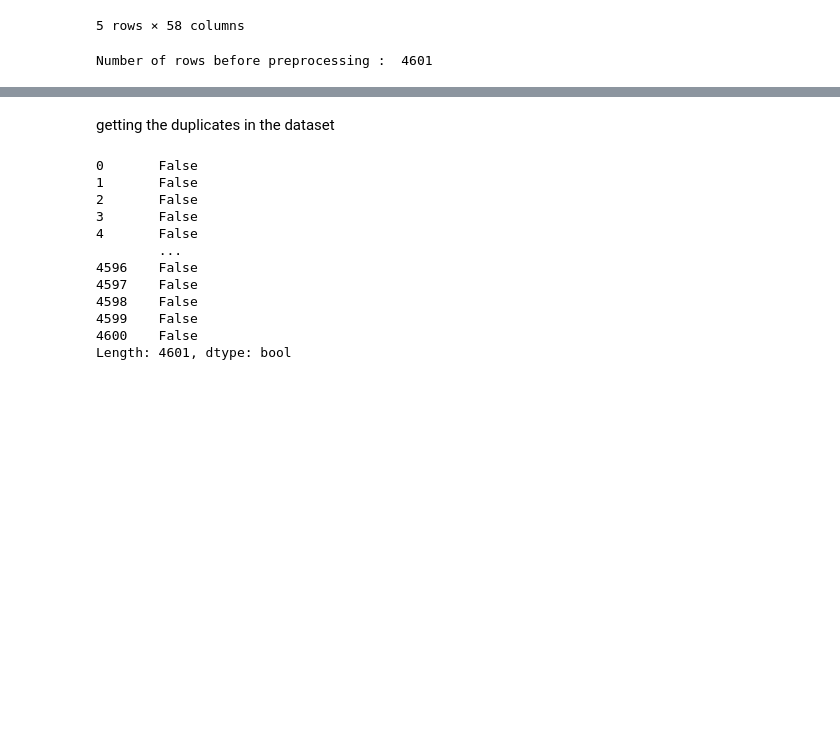
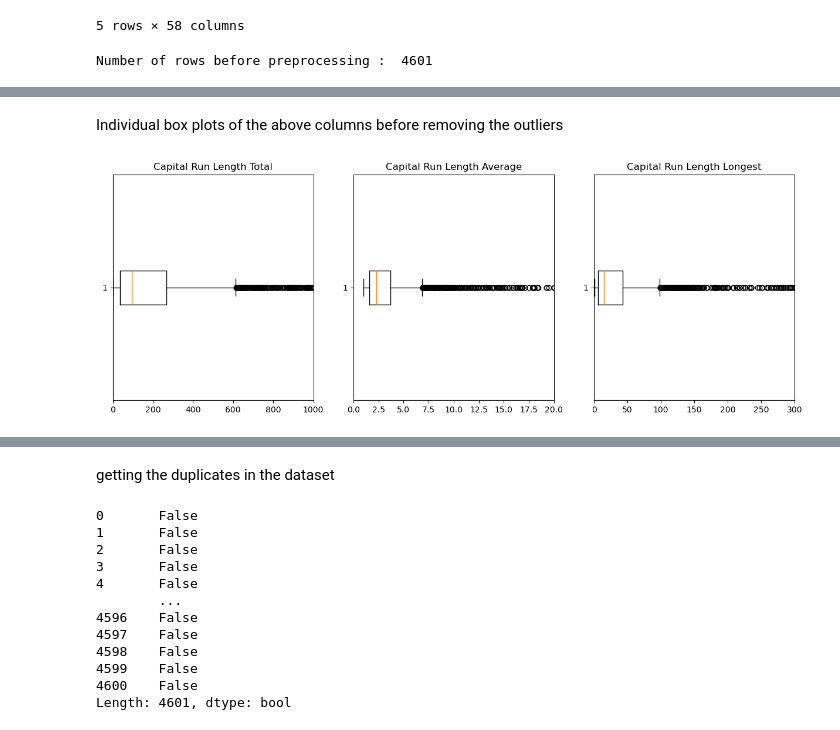
Before and after one commit to vinuwara/Machine-Learning-CW-Vinuwara, a Jupyter notebook: Decision Tree Classifier .ipynb, the cells around one changed output, grey strips where cells are left out. Drawn from its saved outputs; the diff is of its cells as text; code cells hidden in the pictures; blank space fills up the shorter version.

```diff
--- a/Decision Tree Classifier .ipynb
+++ b/Decision Tree Classifier .ipynb
@@ -37,0 +47,26 @@ Number of rows before preprocessing :  4601
+# %% [markdown]
+Individual box plots of the above columns before removing the outliers
+# %%
+import matplotlib.pyplot as plt
+
+# Create individual box plots for the columns with outliers
+fig, axs = plt.subplots(1, 3, figsize=(15, 5))
+
+axs[0].boxplot(Data_set['capital_run_length_total'], vert=False)
+axs[0].set_title('Capital Run Length Total')
+axs[0].set_xlabel('')
+axs[0].set_xlim([0, 1000])
+
+axs[1].boxplot(Data_set['capital_run_length_average'], vert=False)
+axs[1].set_title('Capital Run Length Average')
+axs[1].set_xlabel('')
+axs[1].set_xlim([0, 20])
+
+axs[2].boxplot(Data_set['capital_run_length_longest'], vert=False)
+axs[2].set_title('Capital Run Length Longest')
+axs[2].set_xlabel('')
+axs[2].set_xlim([0, 300])
+
+plt.show()
+# %% [output]
+[figure, added]
```
Also changed, not shown: parts of 30 cells of this notebook, 3 other files.
